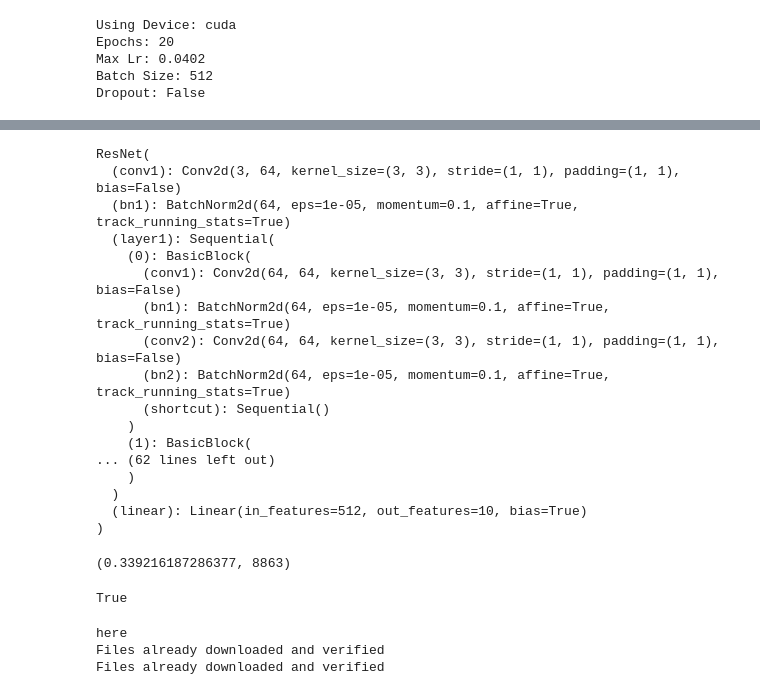
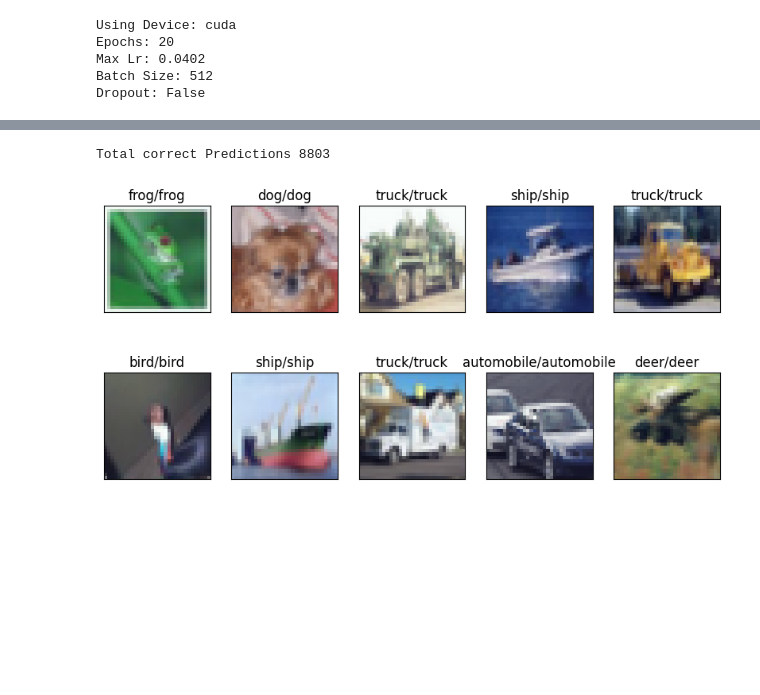
Before and after one commit to KillerStrike17/Resnet-with-GradCam-Pyotrch, a Jupyter notebook: gradcam_output.ipynb, the cells around one changed output, grey strips where cells are left out. Saved outputs shown, nothing was run; the diff lists cells and outputs as text; code cells hidden in the pictures; blank space fills up the shorter version.

```diff
--- a/gradcam_output.ipynb
+++ b/gradcam_output.ipynb
@@ -239,41 +262,9 @@ WARNING:matplotlib.image:Clipping input data to the valid range for imshow with
+# %%
+correct = get_predictions(model, test_loader, device)
+# %%
+plot_predictions(correct, class_map)
+# %% [output]
+Total correct Predictions 8803
+[figure, added]
 # %%
 target_layers = [model.layer3[-1]]
-# %%
-model.load_state_dict(torch.load("myweights"))
-model.to(device)
-model.eval()
-# %% [output]
-ResNet(
-  (conv1): Conv2d(3, 64, kernel_size=(3, 3), stride=(1, 1), padding=(1, 1), bias=False)
-  (bn1): BatchNorm2d(64, eps=1e-05, momentum=0.1, affine=True, track_running_stats=True)
-  (layer1): Sequential(
-    (0): BasicBlock(
-      (conv1): Conv2d(64, 64, kernel_size=(3, 3), stride=(1, 1), padding=(1, 1), bias=False)
-      (bn1): BatchNorm2d(64, eps=1e-05, momentum=0.1, affine=True, track_running_stats=True)
-      (conv2): Conv2d(64, 64, kernel_size=(3, 3), stride=(1, 1), padding=(1, 1), bias=False)
-      (bn2): BatchNorm2d(64, eps=1e-05, momentum=0.1, affine=True, track_running_stats=True)
-      (shortcut): Sequential()
-    )
-    (1): BasicBlock(
-... (62 lines left out)
-    )
-  )
-  (linear): Linear(in_features=512, out_features=10, bias=True)
-)
-# %%
-test(model.float(),test_loader,"cuda")
-# %% [output]
-(0.339216187286377, 8863)
-# %%
-use_cuda
-# %% [output]
-True
-# %%
-from DeepLib.DeepLib.dataset import get_loader
-from DeepLib.DeepLib.transform import get_p_train_transform, get_p_test_transform
-
-train_loader, test_loader = get_loader('CIFAR10',get_p_train_transform(), get_p_test_transform(), batch_size=20, use_cuda=use_cuda)
-# %% [output]
-here
-Files already downloaded and verified
-Files already downloaded and verified
```
Also changed, not shown: parts of 23 cells of this notebook, 1 other file.
